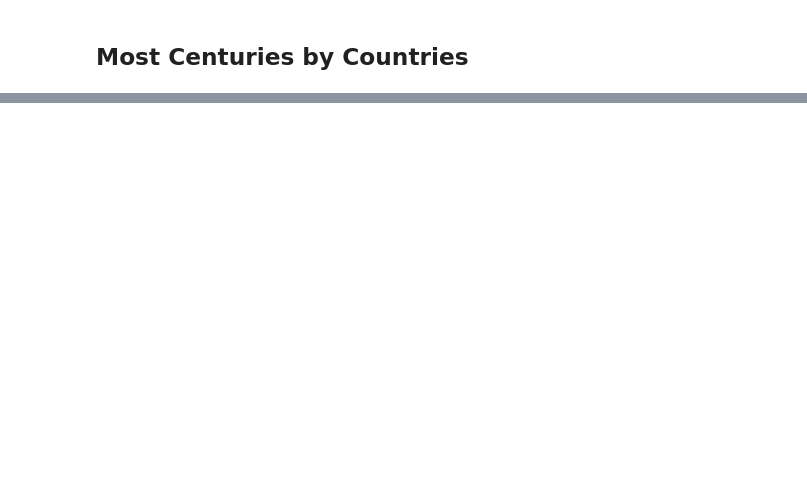
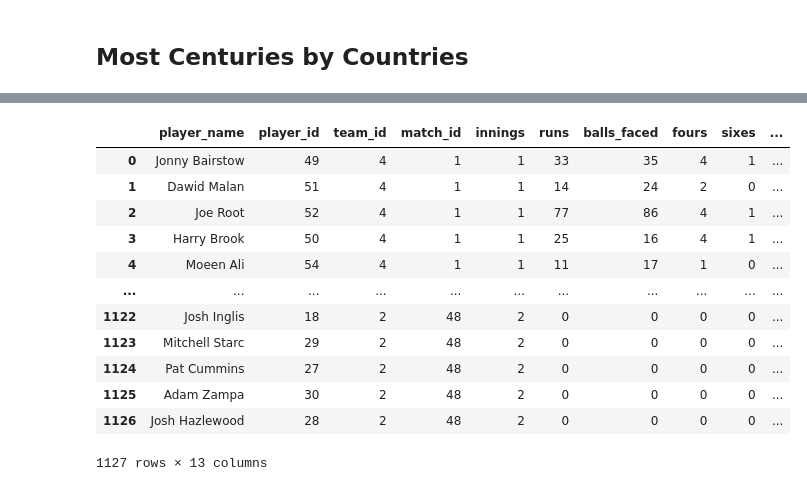
Before and after one commit to Shaheer-Imam/Cricket-World-Cup, a Jupyter notebook: EDA/World_Cup_Batting_Analysis.ipynb, the cells around one changed output, grey strips where cells are left out. Cells and saved outputs as stored; diff of their text form; code cells hidden in the pictures; blank space fills up the shorter version.

```diff
--- a/EDA/World_Cup_Batting_Analysis.ipynb
+++ b/EDA/World_Cup_Batting_Analysis.ipynb
@@ -165,3 +192,19 @@ for index, row in centuries_by_countries.iterrows():
 [interactive output not drawn]
 [interactive output not drawn]
 [interactive output not drawn]
+# %%
+match_scores_df
+# %% [output]
+|  | player_name | player_id | team_id | match_id | innings | runs | balls_faced | fours | sixes | ... |
+| 0 | Jonny Bairstow | 49 | 4 | 1 | 1 | 33 | 35 | 4 | 1 | ... |
+| 1 | Dawid Malan | 51 | 4 | 1 | 1 | 14 | 24 | 2 | 0 | ... |
+| 2 | Joe Root | 52 | 4 | 1 | 1 | 77 | 86 | 4 | 1 | ... |
+| 3 | Harry Brook | 50 | 4 | 1 | 1 | 25 | 16 | 4 | 1 | ... |
+| 4 | Moeen Ali | 54 | 4 | 1 | 1 | 11 | 17 | 1 | 0 | ... |
+| ... | ... | ... | ... | ... | ... | ... | ... | ... | ... | ... |
+| 1122 | Josh Inglis | 18 | 2 | 48 | 2 | 0 | 0 | 0 | 0 | ... |
+| 1123 | Mitchell Starc | 29 | 2 | 48 | 2 | 0 | 0 | 0 | 0 | ... |
+| 1124 | Pat Cummins | 27 | 2 | 48 | 2 | 0 | 0 | 0 | 0 | ... |
+| 1125 | Adam Zampa | 30 | 2 | 48 | 2 | 0 | 0 | 0 | 0 | ... |
+| 1126 | Josh Hazlewood | 28 | 2 | 48 | 2 | 0 | 0 | 0 | 0 | ... |
+1127 rows × 13 columns
```
Also changed, not shown: parts of 9 cells of this notebook.
